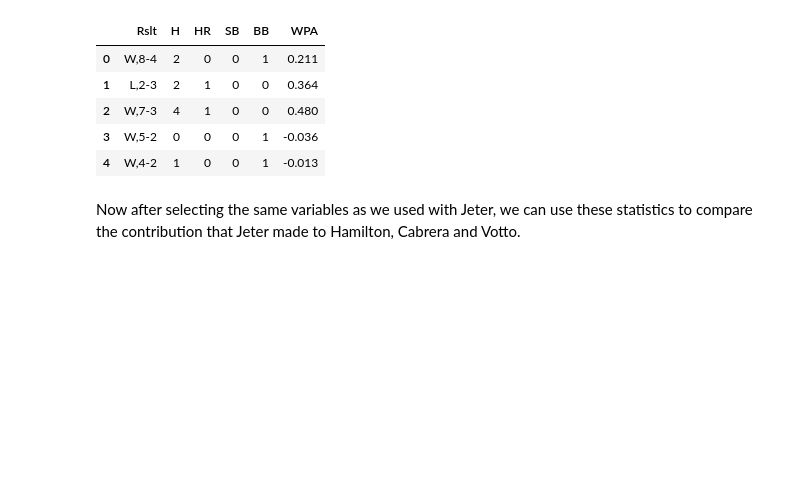
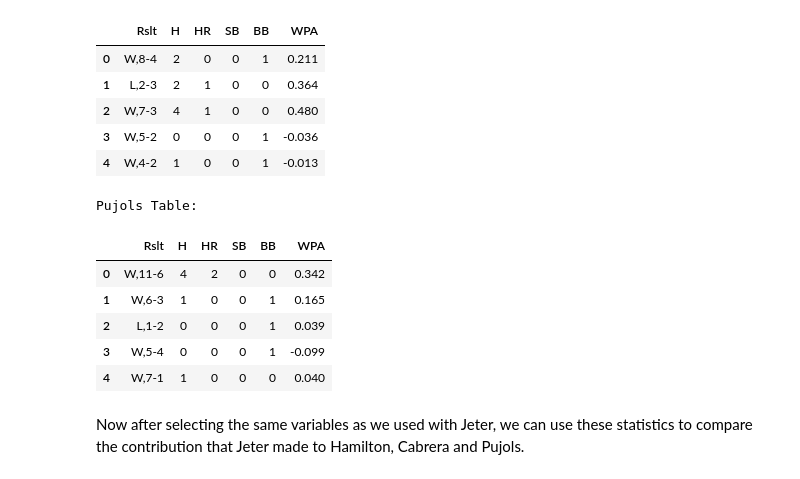
Before and after one commit to mattmaitland1/DerekJeterAnalysis, a Jupyter notebook: Project.ipynb, the cells around one changed output. Cells and saved outputs as stored; diff of their text form; code cells hidden in the pictures; blank space fills up the shorter version.

```diff
--- a/Project.ipynb
+++ b/Project.ipynb
@@ -304,5 +312,17 @@ Cabrera Table:
 | 2 | W,7-3 | 4 | 1 | 0 | 0 | 0.480 |
 | 3 | W,5-2 | 0 | 0 | 0 | 1 | -0.036 |
 | 4 | W,4-2 | 1 | 0 | 0 | 1 | -0.013 |
+# %%
+pujols = pujols[['Rslt', 'H', 'HR', 'SB', 'BB', 'WPA']]
+print('Pujols Table:')
+pujols.head()
+# %% [output]
+Pujols Table:
+|  | Rslt | H | HR | SB | BB | WPA |
+| 0 | W,11-6 | 4 | 2 | 0 | 0 | 0.342 |
+| 1 | W,6-3 | 1 | 0 | 0 | 1 | 0.165 |
+| 2 | L,1-2 | 0 | 0 | 0 | 1 | 0.039 |
+| 3 | W,5-4 | 0 | 0 | 0 | 1 | -0.099 |
+| 4 | W,7-1 | 1 | 0 | 0 | 0 | 0.040 |
 # %% [markdown]
-Now after selecting the same variables as we used with Jeter, we can use these statistics to compare the contribution that Jeter made to Hamilton, Cabrera and Votto.
+Now after selecting the same variables as we used with Jeter, we can use these statistics to compare the contribution that Jeter made to Hamilton, Cabrera and Pujols.
```
Also changed, not shown: parts of 1 cell of this notebook.
